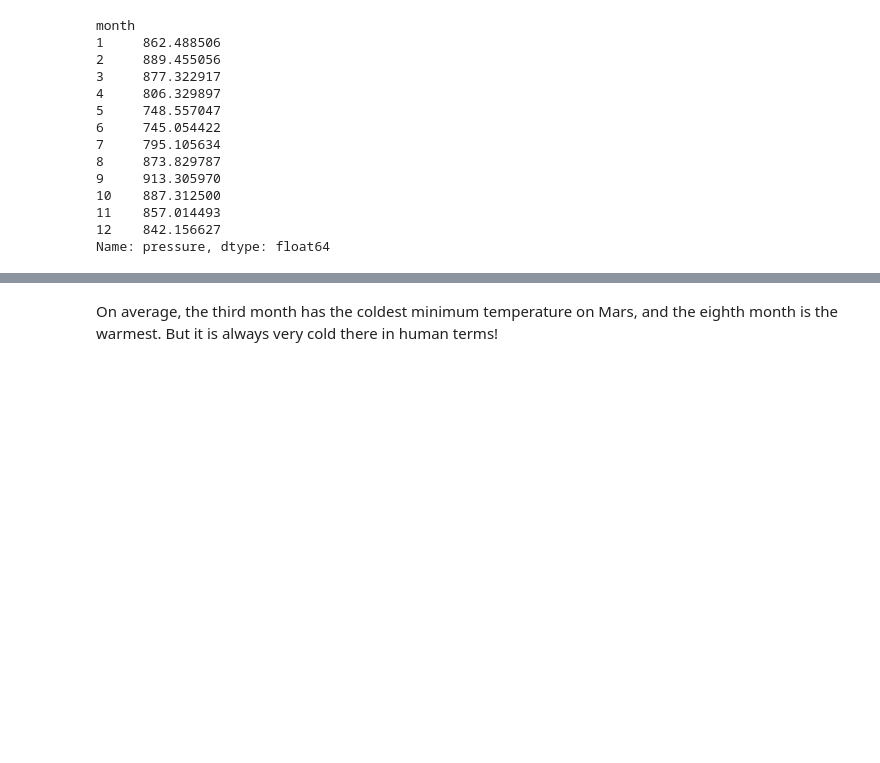
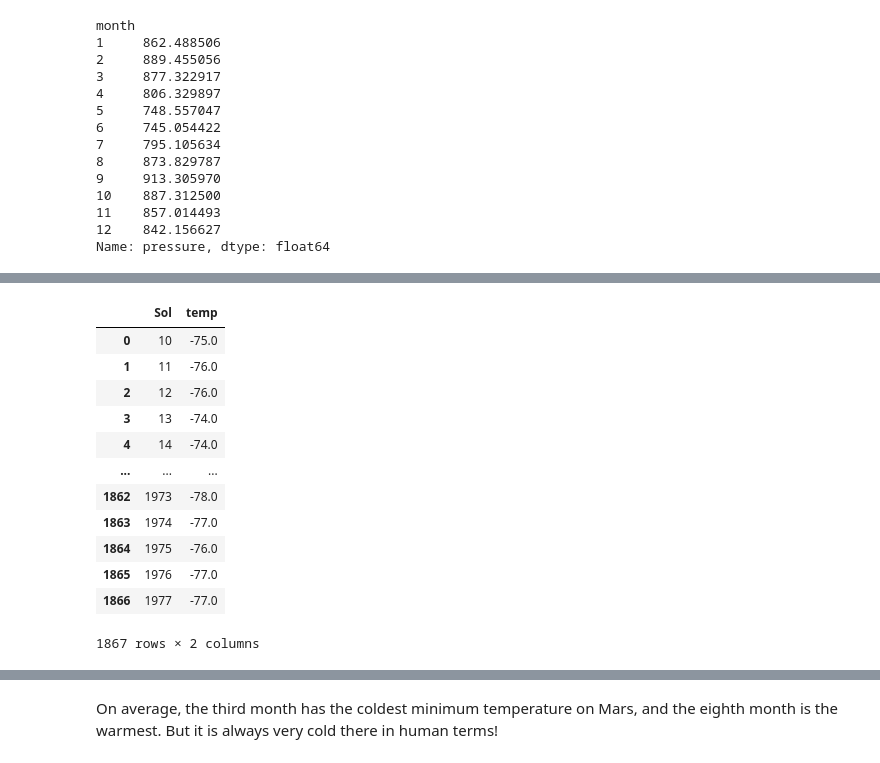
Before and after one commit to HollaNotes/Module-11-Challenge, a Jupyter notebook: part_2_mars_weather_NoelleWatson.ipynb, the cells around one changed output, grey strips where cells are left out. Drawn from its saved outputs; the diff is of its cells as text; code cells hidden in the pictures; blank space fills up the shorter version.

```diff
--- a/part_2_mars_weather_NoelleWatson.ipynb
+++ b/part_2_mars_weather_NoelleWatson.ipynb
@@ -223,2 +251,23 @@ Name: pressure, dtype: float64
+# %%
+blah = pd.DataFrame({
+    "Sol" : mars_table_df['sol'],
+    "temp" : mars_table_df['min_temp']
+})
+
+blah
+# %% [output]
+|  | Sol | temp |
+| 0 | 10 | -75.0 |
+| 1 | 11 | -76.0 |
+| 2 | 12 | -76.0 |
+| 3 | 13 | -74.0 |
+| 4 | 14 | -74.0 |
+| ... | ... | ... |
+| 1862 | 1973 | -78.0 |
+| 1863 | 1974 | -77.0 |
+| 1864 | 1975 | -76.0 |
+| 1865 | 1976 | -77.0 |
+| 1866 | 1977 | -77.0 |
+1867 rows × 2 columns
 # %%
 # 5. How many terrestrial (earth) days are there in a Martian year?
```
Also changed, not shown: parts of 14 cells of this notebook, 1 other file.
